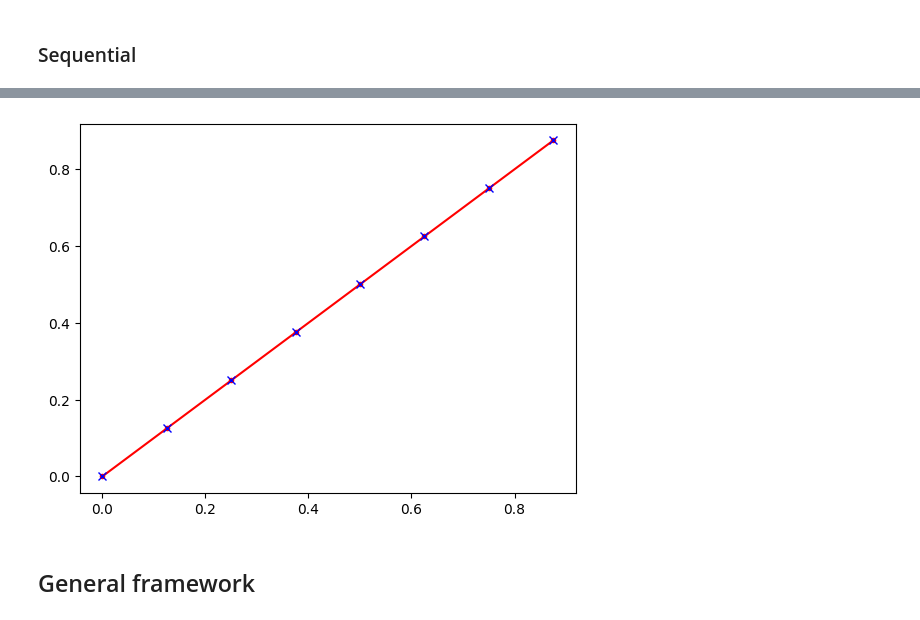
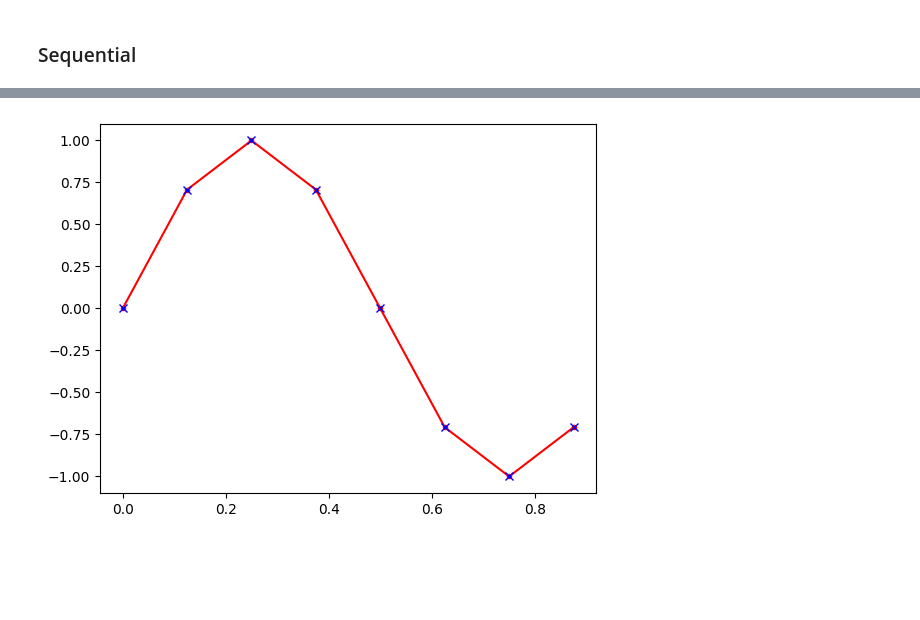
Before and after one commit to ugo-nzongani/Adjustable-depth-quantum-circuit-for-diagonal-unitary-and-QSP, a Jupyter notebook: zylberman_nzongani.ipynb, the cells around one changed output, grey strips where cells are left out. Cells and saved outputs as stored; diff of their text form; code cells hidden in the pictures; blank space fills up the shorter version.

```diff
--- a/zylberman_nzongani.ipynb
+++ b/zylberman_nzongani.ipynb
@@ -419,0 +583,27 @@ qc.decompose(reps=2).draw('mpl',style='iqx')
+# %%
+n = 3
+n_ancilla = 6
+gray_code = True
+list_operator_to_implement = [i for i in range(2**n)]
+
+def f(x):
+    return np.sin(2*np.pi*x)
+
+q1 = QuantumRegister(n,name='q')
+a1 = AncillaRegister(n_ancilla,name='a')
+qc1 = QuantumCircuit(q1,a1)
+
+q2 = QuantumRegister(n,name='q')
+a2 = AncillaRegister(n_ancilla,name='a')
+qc2 = QuantumCircuit(q2,a2)
+
+qc1.h(q)
+qc2.h(q)
+
+walsh_decomposition = general_framework(n,f,n_ancilla,decomposition='walsh',list_operator_to_implement=list_operator_to_implement,gray_code=gray_code,swaps=True)
+sequential_decomposition = general_framework(n,f,n_ancilla,decomposition='sequential',list_operator_to_implement=list_operator_to_implement,gray_code=gray_code,swaps=False)
+
+qc1.append(walsh_decomposition,qc1.qubits)
+qc2.append(sequential_decomposition,qc2.qubits)
+
+qc1.draw('mpl',style='iqx')
@@ -420,20 +612,11 @@ qc.decompose(reps=2).draw('mpl',style='iqx')
 # %%
-import qiskit.quantum_info as qi
-import matplotlib.pyplot as plt
-
-def f(x):
-    return x
-
-def f2(x):
-    return np.sin(2*np.pi*x)
-
-state = qi.Statevector.from_instruction(qc)
+state = qi.Statevector.from_instruction(qc1)
 
 L = np.array(state.data[0:2**n])
 L2 = np.angle(L)
 X = np.array(range(2**n))/2**n
 
 plt.plot(X,L2,marker='.',c='r')
-plt.plot(X,f2(X),marker='x',c='b',linestyle='')
+plt.plot(X,f(X),marker='x',c='b',linestyle='')
 plt.show()
 # %% [output]
@@ -483,17 +624,12 @@ qc.decompose(reps=2).draw('mpl',style='iqx')
 # %%
-import qiskit.quantum_info as qi
-import matplotlib.pyplot as plt
-
-state = qi.Statevector.from_instruction(qc)
+state = qi.Statevector.from_instruction(qc2)
 
 L = np.array(state.data[0:2**n])
 L2 = np.angle(L)
 X = np.array(range(2**n))/2**n
 
 plt.plot(X,L2,marker='.',c='r')
 plt.plot(X,f(X),marker='x',c='b',linestyle='')
 plt.show()
 # %% [output]
-[figure, old version]
+[figure, new version]
-# %% [markdown]
-## General framework
```
Also changed, not shown: parts of 17 cells of this notebook.
